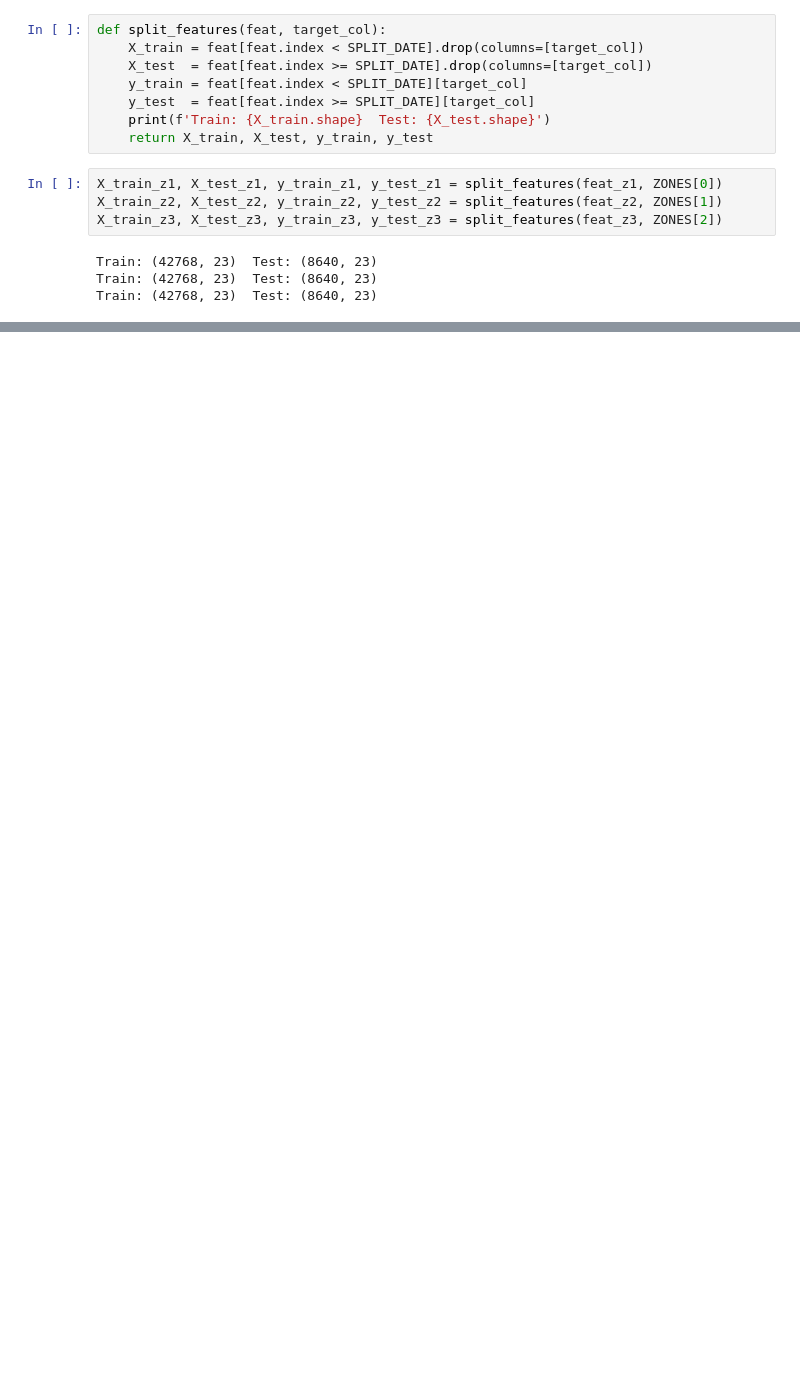
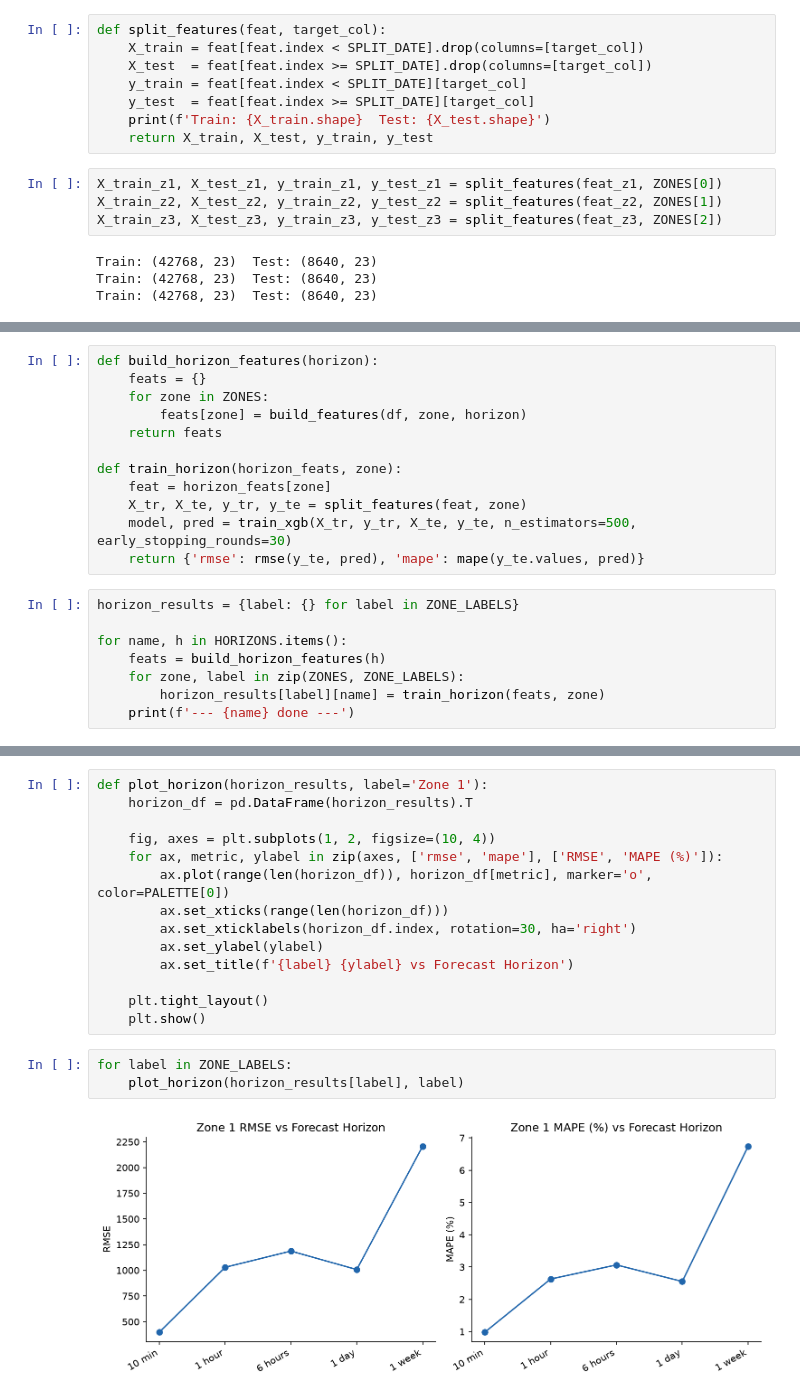
Before and after one commit to ShengPeiWilliam/energy-consumption-forecasting, a Jupyter notebook: code/energy_consumption_analysis.ipynb, the cells around one changed output, grey strips where cells are left out. Drawn from its saved outputs; the diff is of its cells as text; blank space fills up the shorter version.

```diff
--- a/code/energy_consumption_analysis.ipynb
+++ b/code/energy_consumption_analysis.ipynb
@@ -201,0 +325,20 @@ Train: (42768, 23)  Test: (8640, 23)
+# %%
+def build_horizon_features(horizon):
+    feats = {}
+    for zone in ZONES:
+        feats[zone] = build_features(df, zone, horizon)
+    return feats
+
+def train_horizon(horizon_feats, zone):
+    feat = horizon_feats[zone]
+    X_tr, X_te, y_tr, y_te = split_features(feat, zone)
+    model, pred = train_xgb(X_tr, y_tr, X_te, y_te, n_estimators=500, early_stopping_rounds=30)
+    return {'rmse': rmse(y_te, pred), 'mape': mape(y_te.values, pred)}
+# %%
+horizon_results = {label: {} for label in ZONE_LABELS}
+
+for name, h in HORIZONS.items():
+    feats = build_horizon_features(h)
+    for zone, label in zip(ZONES, ZONE_LABELS):
+        horizon_results[label][name] = train_horizon(feats, zone)
+    print(f'--- {name} done ---')
@@ -201,0 +363,19 @@ Train: (42768, 23)  Test: (8640, 23)
+# %%
+def plot_horizon(horizon_results, label='Zone 1'):
+    horizon_df = pd.DataFrame(horizon_results).T
+
+    fig, axes = plt.subplots(1, 2, figsize=(10, 4))
+    for ax, metric, ylabel in zip(axes, ['rmse', 'mape'], ['RMSE', 'MAPE (%)']):
+        ax.plot(range(len(horizon_df)), horizon_df[metric], marker='o', color=PALETTE[0])
+        ax.set_xticks(range(len(horizon_df)))
+        ax.set_xticklabels(horizon_df.index, rotation=30, ha='right')
+        ax.set_ylabel(ylabel)
+        ax.set_title(f'{label} {ylabel} vs Forecast Horizon')
+
+    plt.tight_layout()
+    plt.show()
+# %%
+for label in ZONE_LABELS:
+    plot_horizon(horizon_results[label], label)
+# %% [output]
+[figure, added]
```
Also changed, not shown: parts of 47 cells of this notebook.
